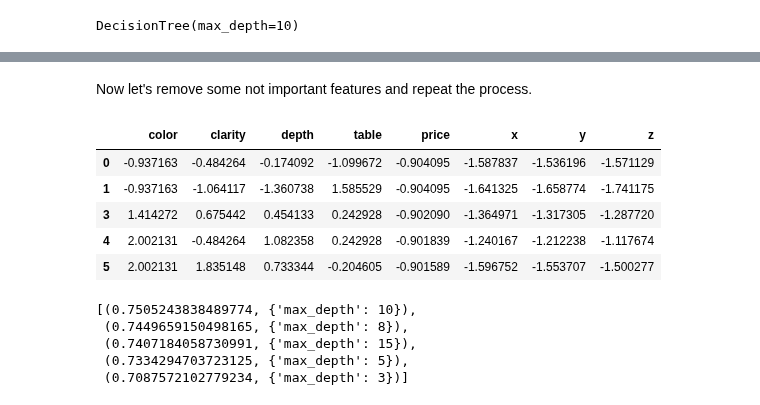
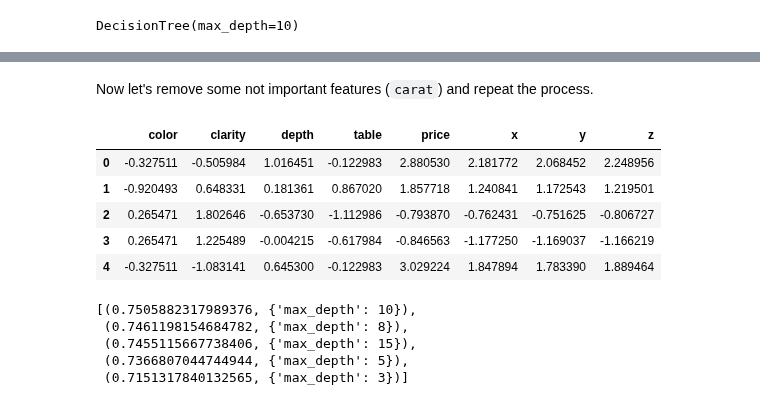
Before and after one commit to Pikurrot/ml-project-uab, a Jupyter notebook: analysis_dt.ipynb, the cells around one changed output, grey strips where cells are left out. Drawn from its saved outputs; the diff is of its cells as text; code cells hidden in the pictures.

```diff
--- a/analysis_dt.ipynb
+++ b/analysis_dt.ipynb
@@ -78,60 +72,16 @@ model.importances(features=X_train.columns, show=True)
 # %% [markdown]
-Now let's remove some not important features and repeat the process.
+Now let's remove some not important features (`carat`) and repeat the process.
-# %%
-from sklearn.preprocessing import LabelEncoder, StandardScaler
-
-def preprocessing_temp(df: pd.DataFrame):
-	# Encode categorical to numerical
-	le_cut = LabelEncoder()
-	le_color = LabelEncoder()
-	le_clarity = LabelEncoder()
-	df["cut"] = le_cut.fit_transform(df["cut"])
-	df["color"] = le_color.fit_transform(df["color"])
-	df["clarity"] = le_clarity.fit_transform(df["clarity"])
-
-	# Drop unnecesary columns
-	df = df.drop(columns=["Unnamed: 0", "carat"])
-
-	# Separate X and y
-	y_scaled = df["cut"]
-	X_scaled = df.drop(columns=["cut"])
-
-	# Standarize
-	features = ["color", "clarity", "depth", "table", "price", "x", "y", "z"]
-	scaler = StandardScaler()
-	X_scaled = pd.DataFrame(scaler.fit_transform(
-		X_scaled.to_numpy()), columns=features)
-
-	# Remove outliers
-	for feature in features:
-		Q1 = X_scaled[feature].quantile(0.25)
-		Q3 = X_scaled[feature].quantile(0.75)
-		IQR = Q3 - Q1
-
-		lower_bound = Q1 - 1.5 * IQR
-		upper_bound = Q3 + 1.5 * IQR
-
-		condition = (X_scaled[feature] >= lower_bound) & (X_scaled[feature] <= upper_bound)
-		X_scaled = X_scaled[condition]
-		y_scaled = y_scaled[condition]
-
-	return X_scaled, y_scaled, scaler
-
-df = pd.read_csv("data/diamonds.csv")
-df_copy = df.copy()
-X, y, scaler = preprocessing_temp(df)
-X.head()
-# %% [output]
-|  | color | clarity | depth | table | price | x | y | z |
-| 0 | -0.937163 | -0.484264 | -0.174092 | -1.099672 | -0.904095 | -1.587837 | -1.536196 | -1.571129 |
-| 1 | -0.937163 | -1.064117 | -1.360738 | 1.585529 | -0.904095 | -1.641325 | -1.658774 | -1.741175 |
-| 3 | 1.414272 | 0.675442 | 0.454133 | 0.242928 | -0.902090 | -1.364971 | -1.317305 | -1.287720 |
-| 4 | 2.002131 | -0.484264 | 1.082358 | 0.242928 | -0.901839 | -1.240167 | -1.212238 | -1.117674 |
-| 5 | 2.002131 | 1.835148 | 0.733344 | -0.204605 | -0.901589 | -1.596752 | -1.553707 | -1.500277 |
+# %%
+X_train, X_test, y_train, y_test = utils.preprocessing_LOS(df.drop(columns=["carat"]))
+X_train.head()
+# %% [output]
+|  | color | clarity | depth | table | price | x | y | z |
+| 0 | -0.327511 | -0.505984 | 1.016451 | -0.122983 | 2.880530 | 2.181772 | 2.068452 | 2.248956 |
+| 1 | -0.920493 | 0.648331 | 0.181361 | 0.867020 | 1.857718 | 1.240841 | 1.172543 | 1.219501 |
+| 2 | 0.265471 | 1.802646 | -0.653730 | -1.112986 | -0.793870 | -0.762431 | -0.751625 | -0.806727 |
+| 3 | 0.265471 | 1.225489 | -0.004215 | -0.617984 | -0.846563 | -1.177250 | -1.169037 | -1.166219 |
+| 4 | -0.327511 | -1.083141 | 0.645300 | -0.122983 | 3.029224 | 1.847894 | 1.783390 | 1.889464 |
 # %%
-from sklearn.model_selection import GridSearchCV
-X_train, X_test, y_train, y_test = train_test_split(X, y, test_size=0.2, random_state=42)
-
 param_grid = {
 	'max_depth': [3, 5, 8, 10, 15]
 }
@@ -140,11 +90,11 @@ grid_search = GridSearchCV(DecisionTree(random_state=42), param_grid, cv=5, scor
 grid_search.fit(X_train, y_train)
 sorted(zip(grid_search.cv_results_['mean_test_score'], grid_search.cv_results_['params']), reverse=True)
 # %% [output]
-[(0.7505243838489774, {'max_depth': 10}),
- (0.7449659150498165, {'max_depth': 8}),
- (0.7407184058730991, {'max_depth': 15}),
- (0.7334294703723125, {'max_depth': 5}),
- (0.7087572102779234, {'max_depth': 3})]
+[(0.7505882317989376, {'max_depth': 10}),
+ (0.7461198154684782, {'max_depth': 8}),
+ (0.7455115667738406, {'max_depth': 15}),
+ (0.7366807044744944, {'max_depth': 5}),
+ (0.7151317840132565, {'max_depth': 3})]
 # %%
 param_grid = {
 	'max_depth': [7, 8, 9, 10, 11]
```
Also changed, not shown: parts of 25 cells of this notebook, 2 other files.
